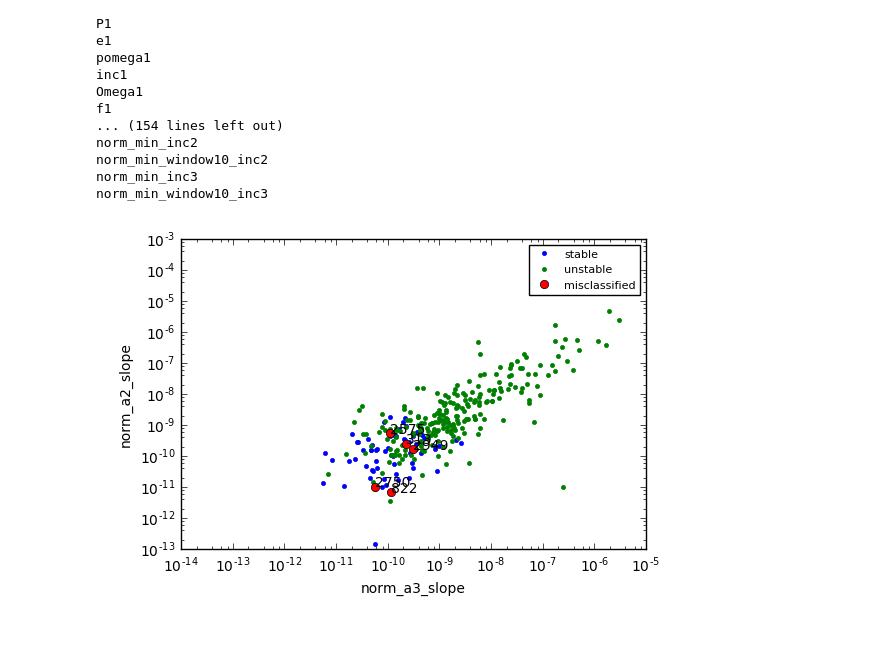
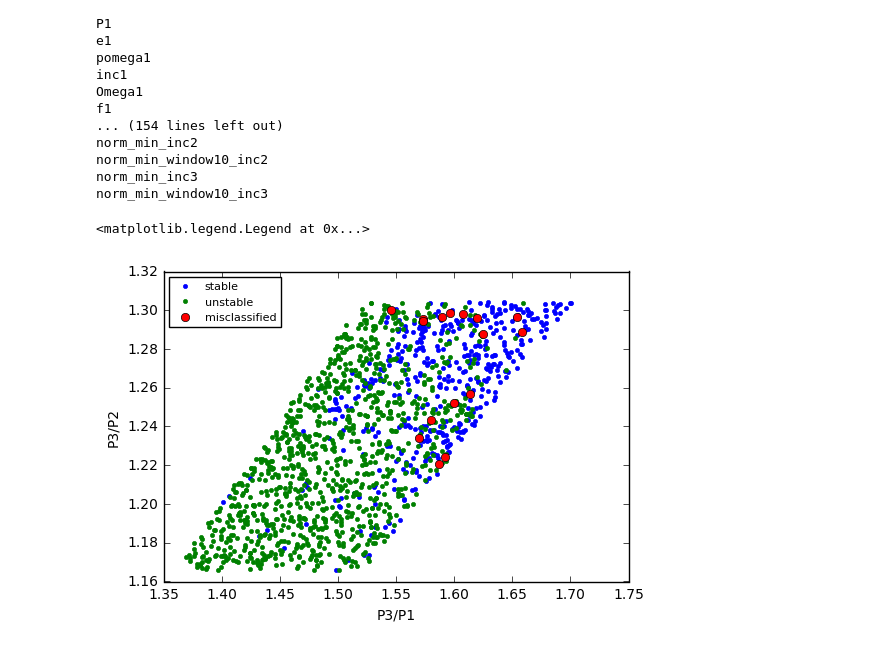
Before and after one commit to dtamayo/Stability, a Jupyter notebook: Analysis/explore-missclassification.ipynb, the cells around one changed output. Saved outputs shown, nothing was run; the diff lists cells and outputs as text; code cells hidden in the pictures.

```diff
--- a/Analysis/explore-missclassification.ipynb
+++ b/Analysis/explore-missclassification.ipynb
@@ -67,21 +67,23 @@ missclass1 = dftest.loc[missclass]
 # %%
 #f=["norm_a1_slope","norm_a2_slope"]
 #plt.plot(stable1[f[0]].loc[(stable1[f[0]] >0)&(stable1[f[1]] >-1e-8)], stable1[f[1]].loc[(stable1[f[0]] >0)&(stable1[f[1]] >-1e-8)],'.')
-f=["norm_a3_slope","norm_a2_slope"]
-plt.plot(stable1[f[0]].loc[(abs(stable1[f[0]])<1e-8)&(abs(stable1[f[1]])<1e-8)], stable1[f[1]].loc[(abs(stable1[f[0]])<1e-8)&(abs(stable1[f[1]])<1e-8)],'.', label='stable')
+#f=["P3/P2","P2/P1"]
+#plt.plot(stable1[f[0]].loc[(abs(stable1[f[0]])<1e-8)&(abs(stable1[f[1]])<1e-8)], stable1[f[1]].loc[(abs(stable1[f[0]])<1e-8)&(abs(stable1[f[1]])<1e-8)],'.', label='stable')
 
-#f=["min_ecross1","min_ecross2"]
-#plt.plot(stable1[f[0]], stable1[f[1]],'.', label='stable')
+f=["P3/P1","P3/P2"]
+plt.plot(stable1[f[0]], stable1[f[1]],'.', label='stable')
 plt.plot(unstable1[f[0]], unstable1[f[1]],'.', label='unstable')
 plt.plot(missclass1[f[0]], missclass1[f[1]],'o', label='misclassified')
 plt.xlabel(f[0])
 plt.ylabel(f[1])
 xy = zip(missclass1[f[0]], missclass1[f[1]])
 for i in range(len(missclass)):
-    plt.annotate('%d' % missclass[i], xy=xy[i], textcoords='data')
-plt.legend(loc="upper right",numpoints=1,fontsize=8)
-plt.xscale('log')
-plt.yscale('log')
+    pass
+    #plt.annotate('%d' % missclass[i], xy=xy[i], textcoords='data')
+plt.legend(loc="upper left",numpoints=1,fontsize=8)
+#plt.xscale('log')
+#plt.yscale('log')
 # %% [output]
+<matplotlib.legend.Legend at 0x...>
-[figure, old version]
+[figure, new version]
 # %%
```
Also changed, not shown: parts of 1 cell of this notebook, 5 other files.
